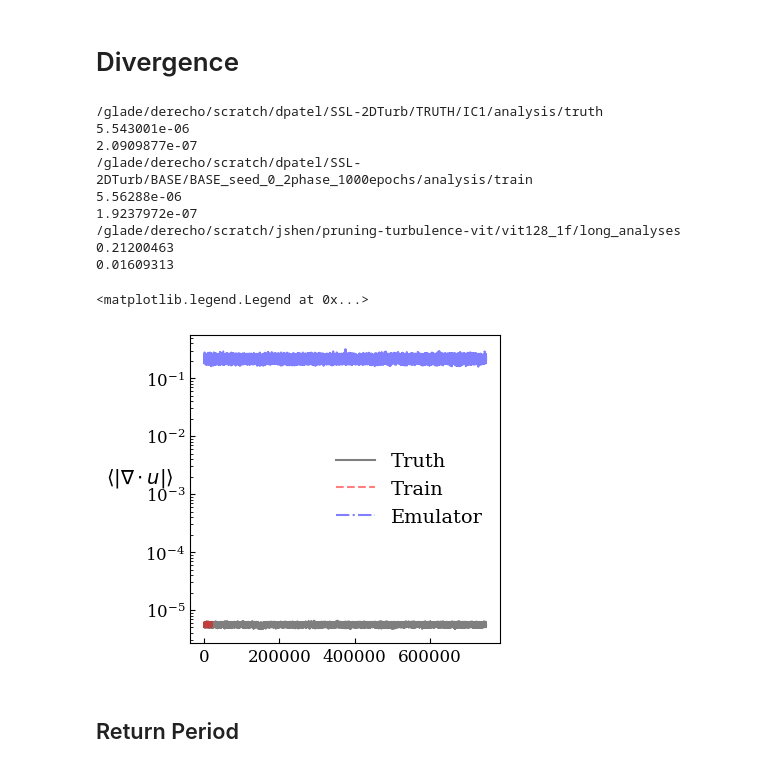
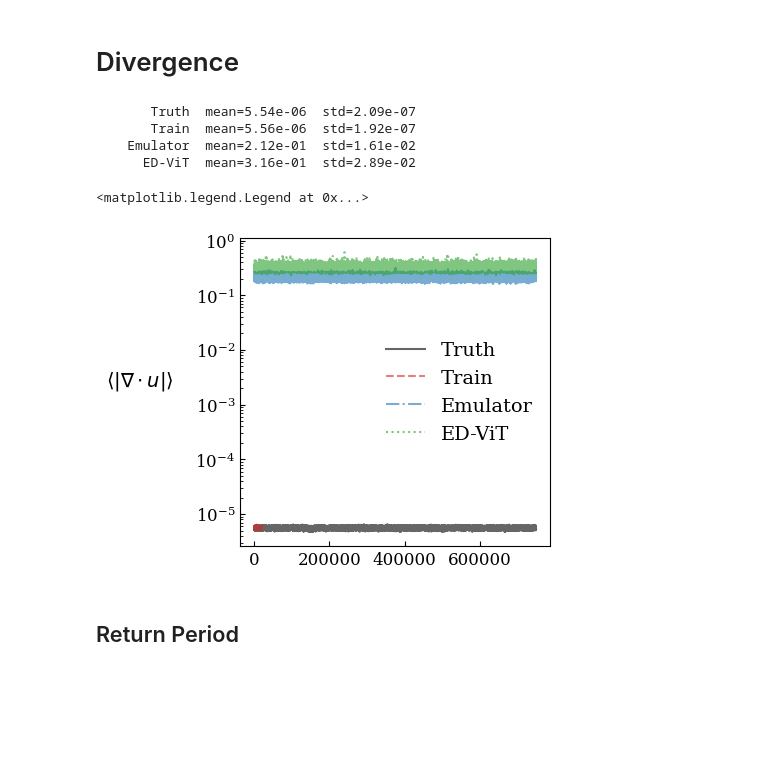
Before and after one commit to jshe2304/pruning-turbulence-vit, a Jupyter notebook: notebooks/long_analysis.ipynb, the cells around one changed output. Cells and saved outputs as stored; diff of their text form; code cells hidden in the pictures; blank space fills up the shorter version.

```diff
--- a/notebooks/long_analysis.ipynb
+++ b/notebooks/long_analysis.ipynb
@@ -361,34 +295,22 @@ NameError: name 'analysis_dir_base' is not defined
 # %% [markdown]
 # Divergence
 # %%
-fig, axes = plt.subplots(1, figsize=(4, 4))
+fig, ax = plt.subplots(1, figsize=(4, 4))
 plt.rcParams.update(params)
 
-for i, analysis_dir in enumerate(analysis_dir_arr):
+for r in runs:
+    div = np.load(r["dir"] + "/div.npy")
+    ax.semilogy(div, color=r["color"], ls=r["linestyle"], label=r["label"], alpha=0.6)
+    print(f'{r["label"]:>12s}  mean={div.mean():.2e}  std={div.std():.2e}')
 
-    div = np.load(analysis_dir + "/div.npy")
-
-    print(analysis_dir)
-
-    print(div.mean())
-    print(div.std())
-
-    axes.semilogy(div, colors[i], label=label[i], alpha=0.5)
-
-
-axes.set_ylabel(r'$ \langle |\nabla \cdot u |\rangle$', rotation=0)
-axes.legend(frameon=False)
+ax.set_ylabel(r'$\langle |\nabla \cdot u| \rangle$', rotation=0, labelpad=40)
+ax.legend(frameon=False)
 # %% [output]
-/glade/derecho/scratch/dpatel/SSL-2DTurb/TRUTH/IC1/analysis/truth
-5.543001e-06
-2.0909877e-07
-/glade/derecho/scratch/dpatel/SSL-2DTurb/BASE/BASE_seed_0_2phase_1000epochs/analysis/train
-5.56288e-06
-1.9237972e-07
-/glade/derecho/scratch/jshen/pruning-turbulence-vit/vit128_1f/long_analyses
-0.21200463
-0.01609313
+       Truth  mean=5.54e-06  std=2.09e-07
+       Train  mean=5.56e-06  std=1.92e-07
+    Emulator  mean=2.12e-01  std=1.61e-02
+      ED-ViT  mean=3.16e-01  std=2.89e-02
 <matplotlib.legend.Legend at 0x...>
-[figure, old version]
+[figure, new version]
 # %% [markdown]
 ## Return Period
```
Also changed, not shown: parts of 14 cells of this notebook, 16 other files.
